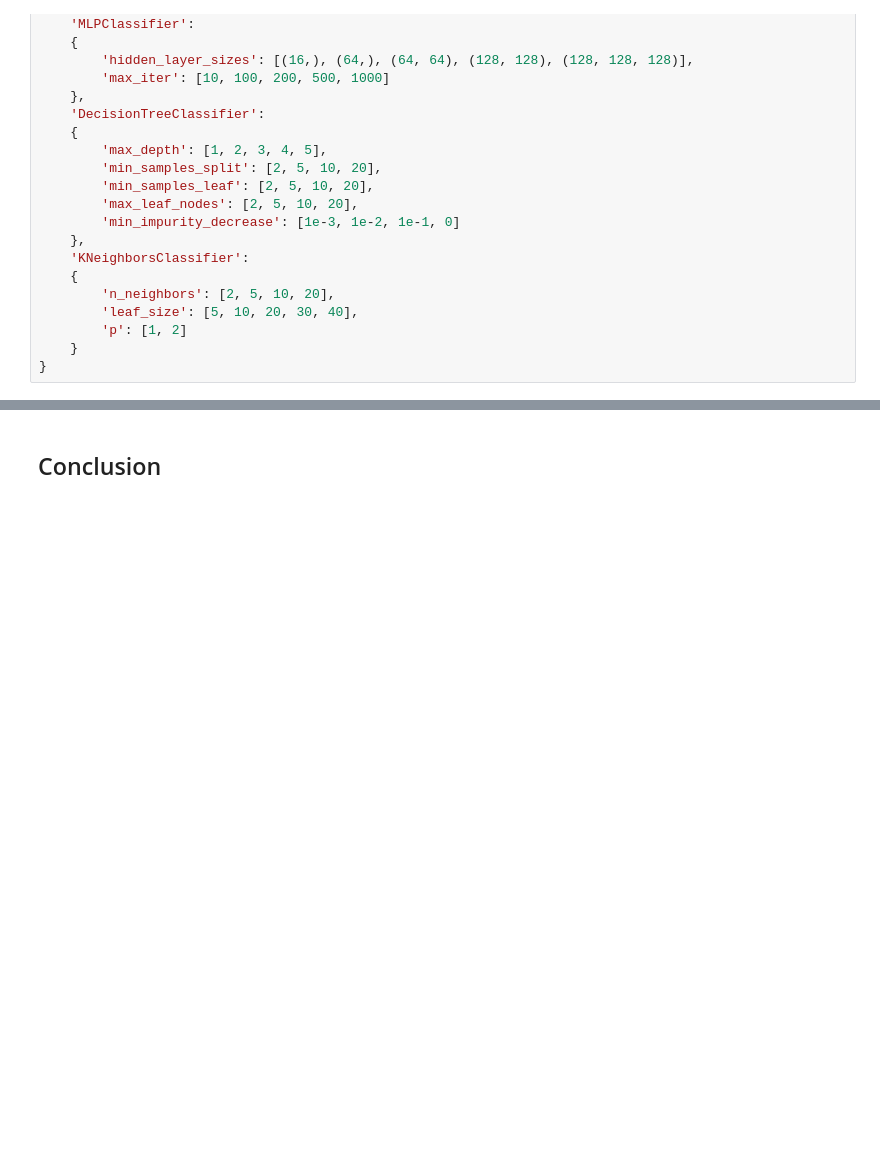
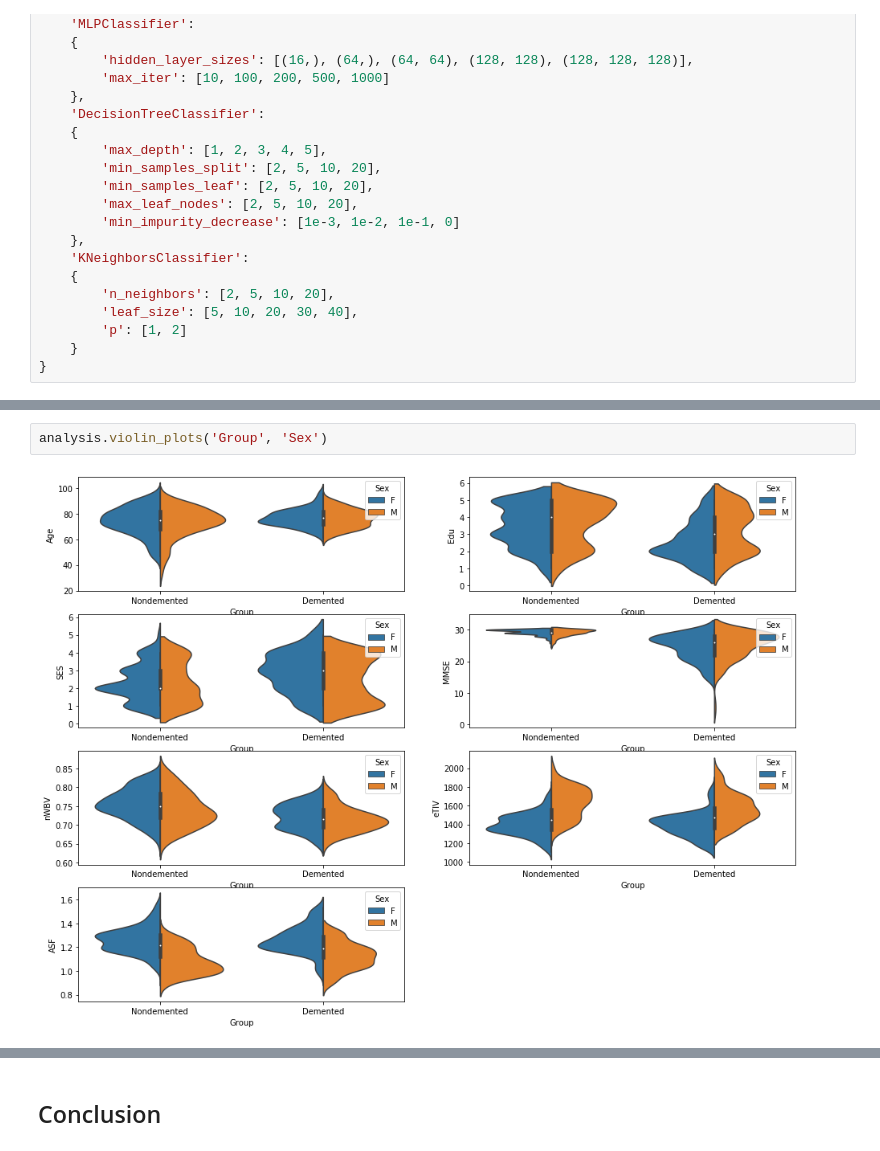
Before and after one commit to markcapece/dementia, a Jupyter notebook: MRI_and_Alzheimers.ipynb, the cells around one changed output, grey strips where cells are left out. Saved outputs shown, nothing was run; the diff lists cells and outputs as text; blank space fills up the shorter version.

```diff
--- a/MRI_and_Alzheimers.ipynb
+++ b/MRI_and_Alzheimers.ipynb
@@ -571,0 +511,4 @@ pkld_analysis_mean.rolling(6).mean().plot()
+# %%
+analysis.violin_plots('Group', 'Sex')
+# %% [output]
+[figure, added]
```
Also changed, not shown: parts of 84 cells of this notebook, 4 other files.
